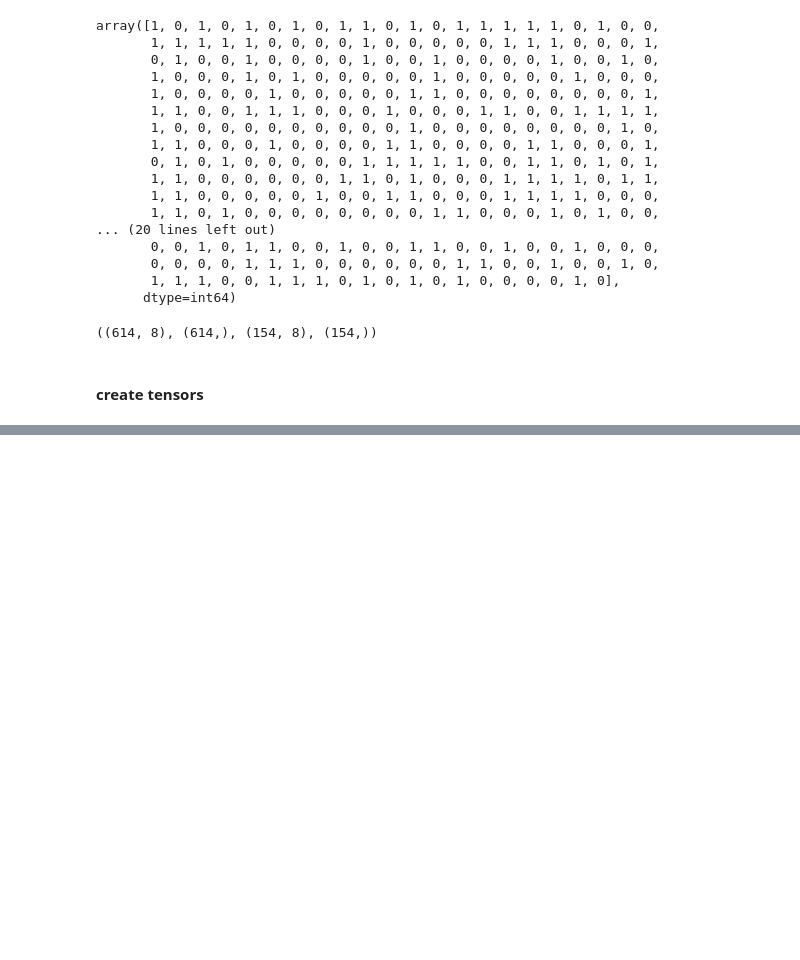
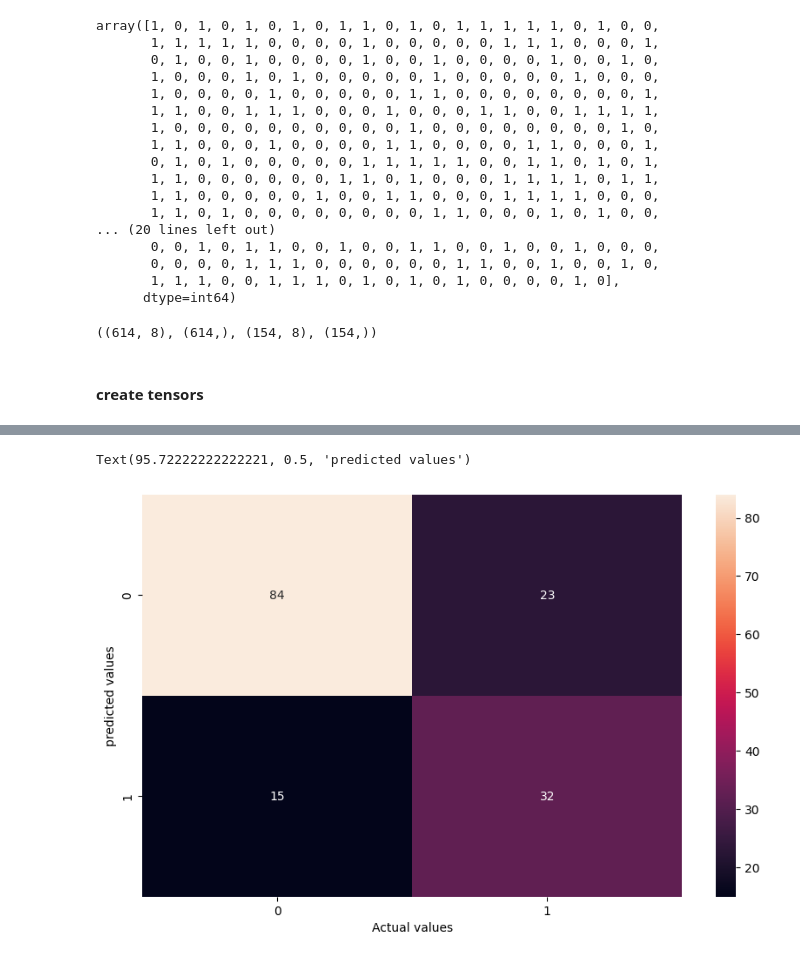
Before and after one commit to Immortal-Pi/IBMAIEngineer, a Jupyter notebook: pytorchBasics/DiabetesANN.ipynb, the cells around one changed output, grey strips where cells are left out. Drawn from its saved outputs; the diff is of its cells as text; code cells hidden in the pictures; blank space fills up the shorter version.

```diff
--- a/pytorchBasics/DiabetesANN.ipynb
+++ b/pytorchBasics/DiabetesANN.ipynb
@@ -86,0 +204,9 @@ xtrain.shape, ytrain.shape, xtest.shape, ytest.shape
+# %%
+# prediction on xtest data
+predictions=[]
+with torch.no_grad():
+    for i,data in enumerate(xtest):
+        # print(model(data))
+        y_pred=model(data).cpu().data.numpy()
+        # print(y_pred.argmax().item())
+        predictions.append(y_pred.argmax().item())
@@ -86,0 +221,8 @@ xtrain.shape, ytrain.shape, xtest.shape, ytest.shape
+# %%
+plt.figure(figsize=(10,6))
+sns.heatmap(cm,annot=True)
+plt.xlabel('Actual values')
+plt.ylabel('predicted values')
+# %% [output]
+Text(95.72222222222221, 0.5, 'predicted values')
+[figure, added]
```
Also changed, not shown: parts of 13 cells of this notebook.
